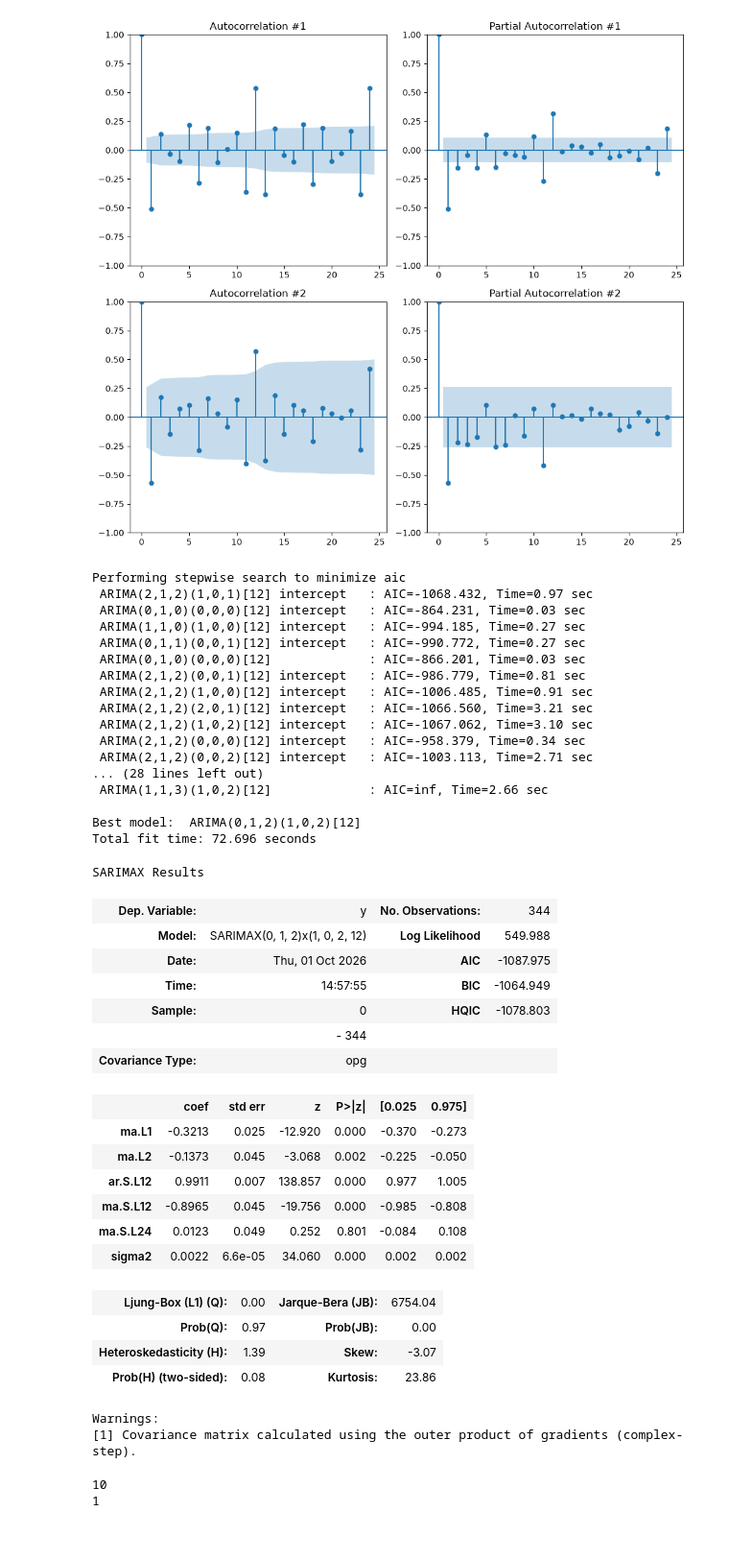
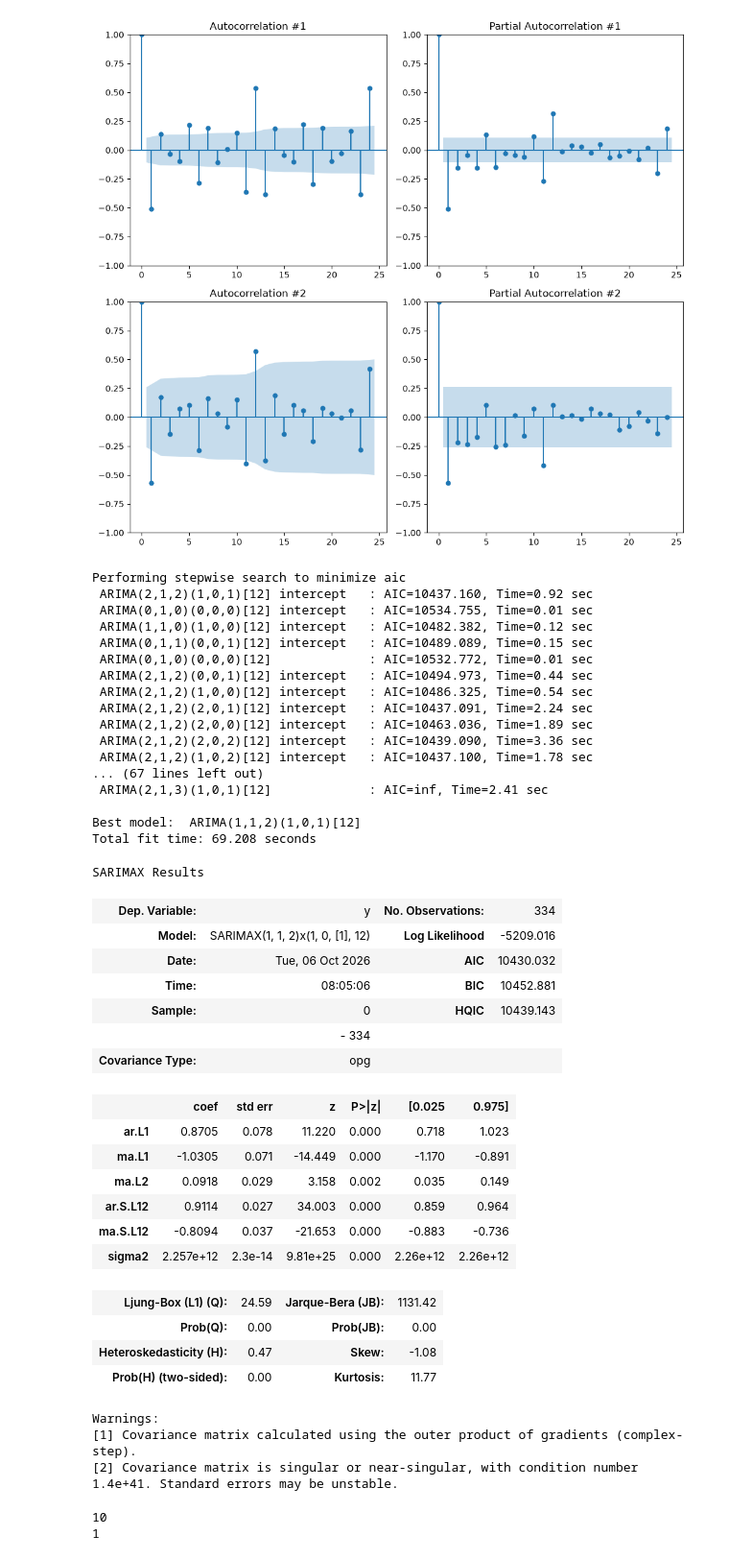
Before and after one commit to L0GN82/SARIMA, a Jupyter notebook: SARIMA with EXO.ipynb, the cells around one changed output. Shown at 96% size. Drawn from its saved outputs; the diff is of its cells as text; code cells hidden in the pictures.

```diff
--- a/SARIMA with EXO.ipynb
+++ b/SARIMA with EXO.ipynb
@@ -80,11 +80,11 @@ monthly_water_vols["Lagged Price"] = monthly_water_vols["Price"].shift(1)
 monthly_water_vols["Log Lagged Water Volume"] = np.log1p(monthly_water_vols["Lagged Water Volume"])
 
 #making a subset the subset for 28 year forecast
-mask = (monthly_water_vols['Date'] >= '1998-01-02') & (monthly_water_vols['Date'] <= '2026-05-01')
+mask = (monthly_water_vols['Date'] >= '1998-02-01') & (monthly_water_vols['Date'] <= '2026-05-01')
 large_subset = monthly_water_vols[mask]
 
 #Assigning Training data set
-training_mask = (large_subset['Date'] >= '1998-01-02') & (large_subset['Date'] < '2025-12-01')
+training_mask = (large_subset['Date'] >= '1998-02-01') & (large_subset['Date'] < '2025-12-01')
 large_training = large_subset[training_mask]
 
 #Assigning Validation data
@@ -97,12 +97,12 @@ mask = (monthly_water_vols['Date'] >= '2021-01-01') & (monthly_water_vols['Date'
 small_subset = monthly_water_vols[mask]
 
 #Assigning Training data set
-training_mask = (small_subset['Date'] >= '2021-01-01') & (small_subset['Date'] <= '2025-09-01')
+training_mask = (small_subset['Date'] >= '2021-01-01') & (small_subset['Date'] <= '2025-12-01')
 small_training = small_subset[training_mask]
 
 #Assigning Validation data
-validation_mask = (small_subset['Date'] >= '2025-10-01') & (small_subset['Date'] <= '2026-05-01')
+validation_mask = (small_subset['Date'] >= '2026-01-01') & (small_subset['Date'] <= '2026-05-01')
 small_validation = small_subset[validation_mask]
 
-large_training.head()
+small_training.head()
 # %% [output]
@@ -232,46 +232,47 @@ plt.show()
 # %%
 # using the auto arima function to test which parameters for the model are a good fit.
 # optimal ARIMA(1,1,0)x(1,0,1,12)
 
 #auto arima is called to find the correct parameters for the dataset
-auto_arima(monthly_water_vols['Log Water Volume'], m = 12, trace = True).summary()
+auto_arima(large_training['Water Volume'], m = 12, trace = True).summary()
 # %% [output]
 Performing stepwise search to minimize aic
- ARIMA(2,1,2)(1,0,1)[12] intercept   : AIC=-1068.432, Time=0.97 sec
- ARIMA(0,1,0)(0,0,0)[12] intercept   : AIC=-864.231, Time=0.03 sec
- ARIMA(1,1,0)(1,0,0)[12] intercept   : AIC=-994.185, Time=0.27 sec
- ARIMA(0,1,1)(0,0,1)[12] intercept   : AIC=-990.772, Time=0.27 sec
- ARIMA(0,1,0)(0,0,0)[12]             : AIC=-866.201, Time=0.03 sec
- ARIMA(2,1,2)(0,0,1)[12] intercept   : AIC=-986.779, Time=0.81 sec
- ARIMA(2,1,2)(1,0,0)[12] intercept   : AIC=-1006.485, Time=0.91 sec
- ARIMA(2,1,2)(2,0,1)[12] intercept   : AIC=-1066.560, Time=3.21 sec
- ARIMA(2,1,2)(1,0,2)[12] intercept   : AIC=-1067.062, Time=3.10 sec
- ARIMA(2,1,2)(0,0,0)[12] intercept   : AIC=-958.379, Time=0.34 sec
- ARIMA(2,1,2)(0,0,2)[12] intercept   : AIC=-1003.113, Time=2.71 sec
-... (28 lines left out)
- ARIMA(1,1,3)(1,0,2)[12]             : AIC=inf, Time=2.66 sec
+ ARIMA(2,1,2)(1,0,1)[12] intercept   : AIC=10437.160, Time=0.92 sec
+ ARIMA(0,1,0)(0,0,0)[12] intercept   : AIC=10534.755, Time=0.01 sec
+ ARIMA(1,1,0)(1,0,0)[12] intercept   : AIC=10482.382, Time=0.12 sec
+ ARIMA(0,1,1)(0,0,1)[12] intercept   : AIC=10489.089, Time=0.15 sec
+ ARIMA(0,1,0)(0,0,0)[12]             : AIC=10532.772, Time=0.01 sec
+ ARIMA(2,1,2)(0,0,1)[12] intercept   : AIC=10494.973, Time=0.44 sec
+ ARIMA(2,1,2)(1,0,0)[12] intercept   : AIC=10486.325, Time=0.54 sec
+ ARIMA(2,1,2)(2,0,1)[12] intercept   : AIC=10437.091, Time=2.24 sec
+ ARIMA(2,1,2)(2,0,0)[12] intercept   : AIC=10463.036, Time=1.89 sec
+ ARIMA(2,1,2)(2,0,2)[12] intercept   : AIC=10439.090, Time=3.36 sec
+ ARIMA(2,1,2)(1,0,2)[12] intercept   : AIC=10437.100, Time=1.78 sec
+... (67 lines left out)
+ ARIMA(2,1,3)(1,0,1)[12]             : AIC=inf, Time=2.41 sec
 
-Best model:  ARIMA(0,1,2)(1,0,2)[12]
-Total fit time: 72.696 seconds
+Best model:  ARIMA(1,1,2)(1,0,1)[12]
+Total fit time: 69.208 seconds
 SARIMAX Results
-| Dep. Variable: | y | No. Observations: | 344 |
-| Model: | SARIMAX(0, 1, 2)x(1, 0, 2, 12) | Log Likelihood | 549.988 |
-| Date: | Thu, 01 Oct 2026 | AIC | -1087.975 |
-| Time: | 14:57:55 | BIC | -1064.949 |
-| Sample: | 0 | HQIC | -1078.803 |
-|  | - 344 |  |  |
+| Dep. Variable: | y | No. Observations: | 334 |
+| Model: | SARIMAX(1, 1, 2)x(1, 0, [1], 12) | Log Likelihood | -5209.016 |
+| Date: | Tue, 06 Oct 2026 | AIC | 10430.032 |
+| Time: | 08:05:06 | BIC | 10452.881 |
+| Sample: | 0 | HQIC | 10439.143 |
+|  | - 334 |  |  |
 | Covariance Type: | opg |  |  |
 |  | coef | std err | z | P>|z| | [0.025 | 0.975] |
-| ma.L1 | -0.3213 | 0.025 | -12.920 | 0.000 | -0.370 | -0.273 |
-| ma.L2 | -0.1373 | 0.045 | -3.068 | 0.002 | -0.225 | -0.050 |
-| ar.S.L12 | 0.9911 | 0.007 | 138.857 | 0.000 | 0.977 | 1.005 |
-| ma.S.L12 | -0.8965 | 0.045 | -19.756 | 0.000 | -0.985 | -0.808 |
-| ma.S.L24 | 0.0123 | 0.049 | 0.252 | 0.801 | -0.084 | 0.108 |
-| sigma2 | 0.0022 | 6.6e-05 | 34.060 | 0.000 | 0.002 | 0.002 |
+| ar.L1 | 0.8705 | 0.078 | 11.220 | 0.000 | 0.718 | 1.023 |
+| ma.L1 | -1.0305 | 0.071 | -14.449 | 0.000 | -1.170 | -0.891 |
+| ma.L2 | 0.0918 | 0.029 | 3.158 | 0.002 | 0.035 | 0.149 |
+| ar.S.L12 | 0.9114 | 0.027 | 34.003 | 0.000 | 0.859 | 0.964 |
+| ma.S.L12 | -0.8094 | 0.037 | -21.653 | 0.000 | -0.883 | -0.736 |
+| sigma2 | 2.257e+12 | 2.3e-14 | 9.81e+25 | 0.000 | 2.26e+12 | 2.26e+12 |
-| Ljung-Box (L1) (Q): | 0.00 | Jarque-Bera (JB): | 6754.04 |
-| Prob(Q): | 0.97 | Prob(JB): | 0.00 |
-| Heteroskedasticity (H): | 1.39 | Skew: | -3.07 |
-| Prob(H) (two-sided): | 0.08 | Kurtosis: | 23.86 |
+| Ljung-Box (L1) (Q): | 24.59 | Jarque-Bera (JB): | 1131.42 |
+| Prob(Q): | 0.00 | Prob(JB): | 0.00 |
+| Heteroskedasticity (H): | 0.47 | Skew: | -1.08 |
+| Prob(H) (two-sided): | 0.00 | Kurtosis: | 11.77 |
 Warnings:
 [1] Covariance matrix calculated using the outer product of gradients (complex-step).
+[2] Covariance matrix is singular or near-singular, with condition number 1.4e+41. Standard errors may be unstable.
 # %%
```
Also changed, not shown: parts of 24 cells of this notebook.
